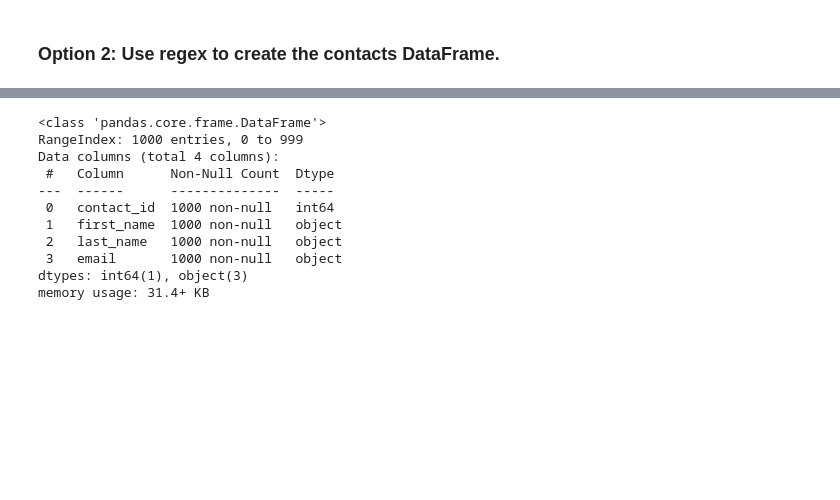
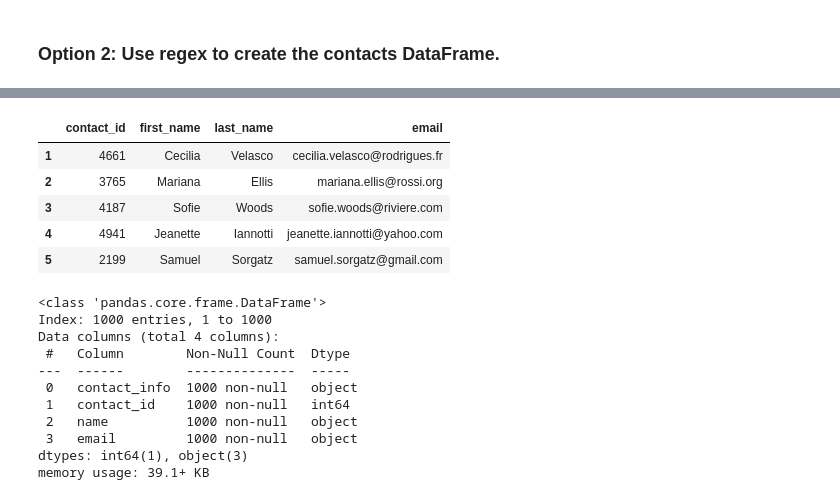
Before and after one commit to maslla100/Crowdfunding_ETL, a Jupyter notebook: ETL_Mini_Project_Starter_Code.ipynb, the cells around one changed output, grey strips where cells are left out. Cells and saved outputs as stored; diff of their text form; code cells hidden in the pictures; blank space fills up the shorter version.

```diff
--- a/ETL_Mini_Project_Starter_Code.ipynb
+++ b/ETL_Mini_Project_Starter_Code.ipynb
@@ -578,16 +590,30 @@ memory usage: 15.8+ KB
+# %%
+# Reorder the columns to have 'contact_id', 'first_name', 'last_name', and 'email'
+contacts_clean_df = contacts_clean_df[['contact_id', 'first_name', 'last_name', 'email']]
+
+# Display the first few rows to verify the order
+contacts_clean_df.head()
+# %% [output]
+|  | contact_id | first_name | last_name | email |
+| 1 | 4661 | Cecilia | Velasco | cecilia.velasco@rodrigues.fr |
+| 2 | 3765 | Mariana | Ellis | mariana.ellis@rossi.org |
+| 3 | 4187 | Sofie | Woods | sofie.woods@riviere.com |
+| 4 | 4941 | Jeanette | Iannotti | jeanette.iannotti@yahoo.com |
+| 5 | 2199 | Samuel | Sorgatz | samuel.sorgatz@gmail.com |
 # %%
 # Check the datatypes one more time before exporting as CSV file.
+contact_info_df_copy.info()
 # %% [output]
 <class 'pandas.core.frame.DataFrame'>
-RangeIndex: 1000 entries, 0 to 999
+Index: 1000 entries, 1 to 1000
 Data columns (total 4 columns):
- #   Column      Non-Null Count  Dtype
----  ------      --------------  -----
- 0   contact_id  1000 non-null   int64
- 1   first_name  1000 non-null   object
- 2   last_name   1000 non-null   object
- 3   email       1000 non-null   object
+ #   Column        Non-Null Count  Dtype
+---  ------        --------------  -----
+ 0   contact_info  1000 non-null   object
+ 1   contact_id    1000 non-null   int64
+ 2   name          1000 non-null   object
+ 3   email         1000 non-null   object
 dtypes: int64(1), object(3)
-memory usage: 31.4+ KB
+memory usage: 39.1+ KB
 # %%
 # Export the DataFrame as a CSV file.
```
Also changed, not shown: parts of 16 cells of this notebook, 1 other file.
